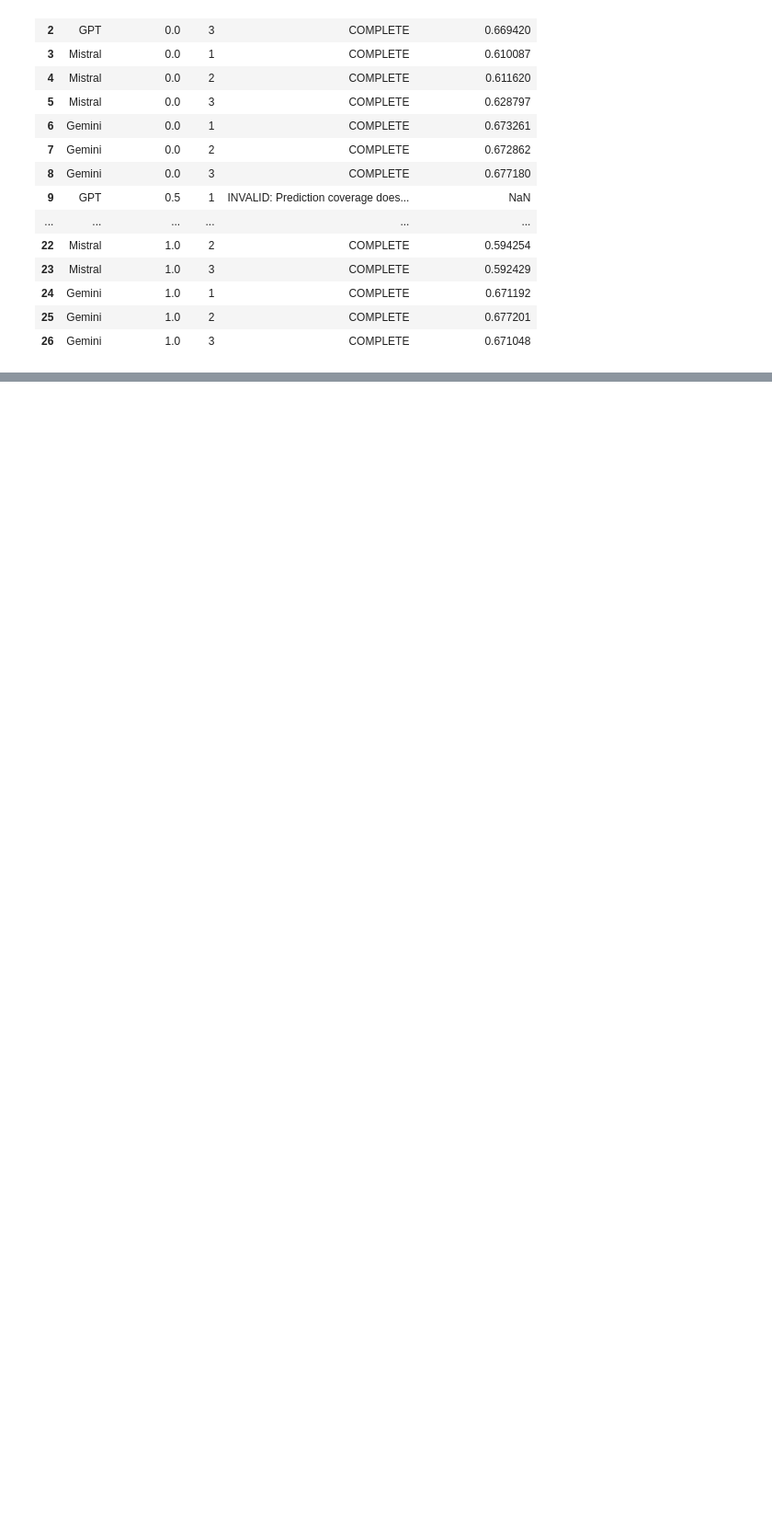
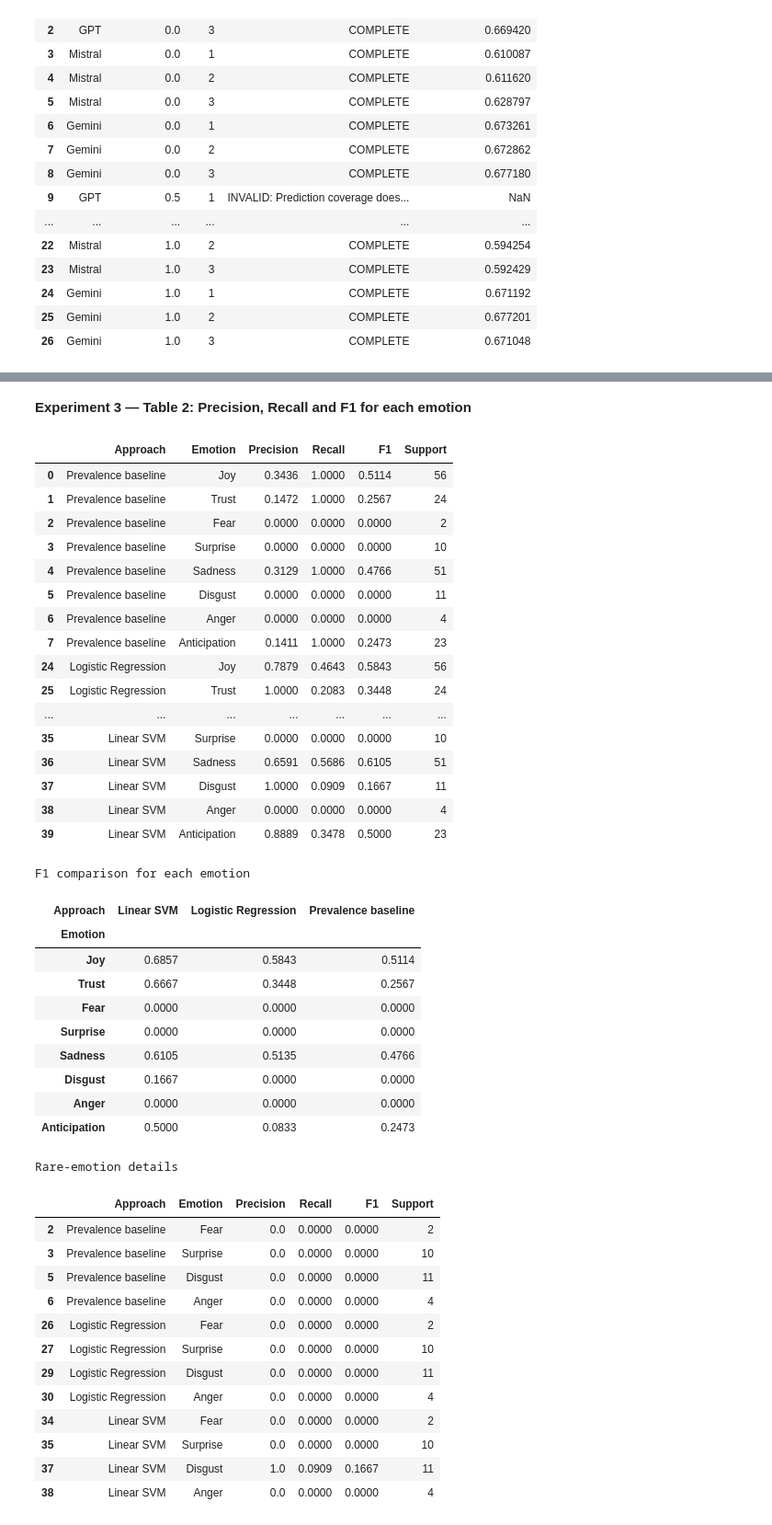
Before and after one commit to tiramisuuuuuuu/CMPE-252-Final-Project, a Jupyter notebook: Emotion_Classification_Project.ipynb, the cells around one changed output, grey strips where cells are left out. Shown at 92% size. Drawn from its saved outputs; the diff is of its cells as text; code cells hidden in the pictures; blank space fills up the shorter version.

```diff
--- a/Emotion_Classification_Project.ipynb
+++ b/Emotion_Classification_Project.ipynb
@@ -2213,0 +2549,14 @@ temperature_inventory.to_csv(PREVIEW_RESULTS / "temperature_inventory.csv", inde
+# %%
+exp3_candidates, exp3_validation_results, exp3_choice, best_pipeline = exp3_fit(
+    exp3_train_df, exp3_val_df, EXP3_OUT
+)
+best_model_name = exp3_choice["best_candidate"]
+
+print("Experiment 3 — validation search")
+display(exp3_validation_results.round(4))
+print("Best LR configuration:", exp3_choice["selected_by_family"]["LR"])
+print("Best SVM configuration:", exp3_choice["selected_by_family"]["SVM"])
+print("Best overall ML pipeline, selected on VALIDATION:", best_model_name)
+print("Total fitting time across all 12 configurations:",
+      round(exp3_validation_results["Fit seconds"].sum(), 3), "seconds")
+assert len(exp3_validation_results) == 12
@@ -2213,0 +2640,62 @@ temperature_inventory.to_csv(PREVIEW_RESULTS / "temperature_inventory.csv", inde
+# %% [markdown]
+**Experiment 3 — Table 2: Precision, Recall and F1 for each emotion**
+# %%
+main_approaches = ["Prevalence baseline", "Logistic Regression", "Linear SVM"]
+exp3_main_per_emotion = exp3_per_emotion[
+    exp3_per_emotion["Approach"].isin(main_approaches)
+]
+display(exp3_main_per_emotion.round(4))
+
+print("F1 comparison for each emotion")
+exp3_f1_table = exp3_main_per_emotion.pivot(
+    index="Emotion", columns="Approach", values="F1"
+).reindex(EXP3_EMOTIONS)
+display(exp3_f1_table.round(4))
+
+print("Rare-emotion details")
+display(exp3_main_per_emotion[
+    exp3_main_per_emotion["Emotion"].isin(EXP3_RARE)
+].round(4))
+# %% [output]
+|  | Approach | Emotion | Precision | Recall | F1 | Support |
+| 0 | Prevalence baseline | Joy | 0.3436 | 1.0000 | 0.5114 | 56 |
+| 1 | Prevalence baseline | Trust | 0.1472 | 1.0000 | 0.2567 | 24 |
+| 2 | Prevalence baseline | Fear | 0.0000 | 0.0000 | 0.0000 | 2 |
+| 3 | Prevalence baseline | Surprise | 0.0000 | 0.0000 | 0.0000 | 10 |
+| 4 | Prevalence baseline | Sadness | 0.3129 | 1.0000 | 0.4766 | 51 |
+| 5 | Prevalence baseline | Disgust | 0.0000 | 0.0000 | 0.0000 | 11 |
+| 6 | Prevalence baseline | Anger | 0.0000 | 0.0000 | 0.0000 | 4 |
+| 7 | Prevalence baseline | Anticipation | 0.1411 | 1.0000 | 0.2473 | 23 |
+| 24 | Logistic Regression | Joy | 0.7879 | 0.4643 | 0.5843 | 56 |
+| 25 | Logistic Regression | Trust | 1.0000 | 0.2083 | 0.3448 | 24 |
+| ... | ... | ... | ... | ... | ... | ... |
+| 35 | Linear SVM | Surprise | 0.0000 | 0.0000 | 0.0000 | 10 |
+| 36 | Linear SVM | Sadness | 0.6591 | 0.5686 | 0.6105 | 51 |
+| 37 | Linear SVM | Disgust | 1.0000 | 0.0909 | 0.1667 | 11 |
+| 38 | Linear SVM | Anger | 0.0000 | 0.0000 | 0.0000 | 4 |
+| 39 | Linear SVM | Anticipation | 0.8889 | 0.3478 | 0.5000 | 23 |
+F1 comparison for each emotion
+| Approach | Linear SVM | Logistic Regression | Prevalence baseline |
+| Emotion |  |  |  |
+| Joy | 0.6857 | 0.5843 | 0.5114 |
+| Trust | 0.6667 | 0.3448 | 0.2567 |
+| Fear | 0.0000 | 0.0000 | 0.0000 |
+| Surprise | 0.0000 | 0.0000 | 0.0000 |
+| Sadness | 0.6105 | 0.5135 | 0.4766 |
+| Disgust | 0.1667 | 0.0000 | 0.0000 |
+| Anger | 0.0000 | 0.0000 | 0.0000 |
+| Anticipation | 0.5000 | 0.0833 | 0.2473 |
+Rare-emotion details
+|  | Approach | Emotion | Precision | Recall | F1 | Support |
+| 2 | Prevalence baseline | Fear | 0.0 | 0.0000 | 0.0000 | 2 |
+| 3 | Prevalence baseline | Surprise | 0.0 | 0.0000 | 0.0000 | 10 |
+| 5 | Prevalence baseline | Disgust | 0.0 | 0.0000 | 0.0000 | 11 |
+| 6 | Prevalence baseline | Anger | 0.0 | 0.0000 | 0.0000 | 4 |
+| 26 | Logistic Regression | Fear | 0.0 | 0.0000 | 0.0000 | 2 |
+| 27 | Logistic Regression | Surprise | 0.0 | 0.0000 | 0.0000 | 10 |
+| 29 | Logistic Regression | Disgust | 0.0 | 0.0000 | 0.0000 | 11 |
+| 30 | Logistic Regression | Anger | 0.0 | 0.0000 | 0.0000 | 4 |
+| 34 | Linear SVM | Fear | 0.0 | 0.0000 | 0.0000 | 2 |
+| 35 | Linear SVM | Surprise | 0.0 | 0.0000 | 0.0000 | 10 |
+| 37 | Linear SVM | Disgust | 1.0 | 0.0909 | 0.1667 | 11 |
+| 38 | Linear SVM | Anger | 0.0 | 0.0000 | 0.0000 | 4 |
```
Also changed, not shown: parts of 19 cells of this notebook.
